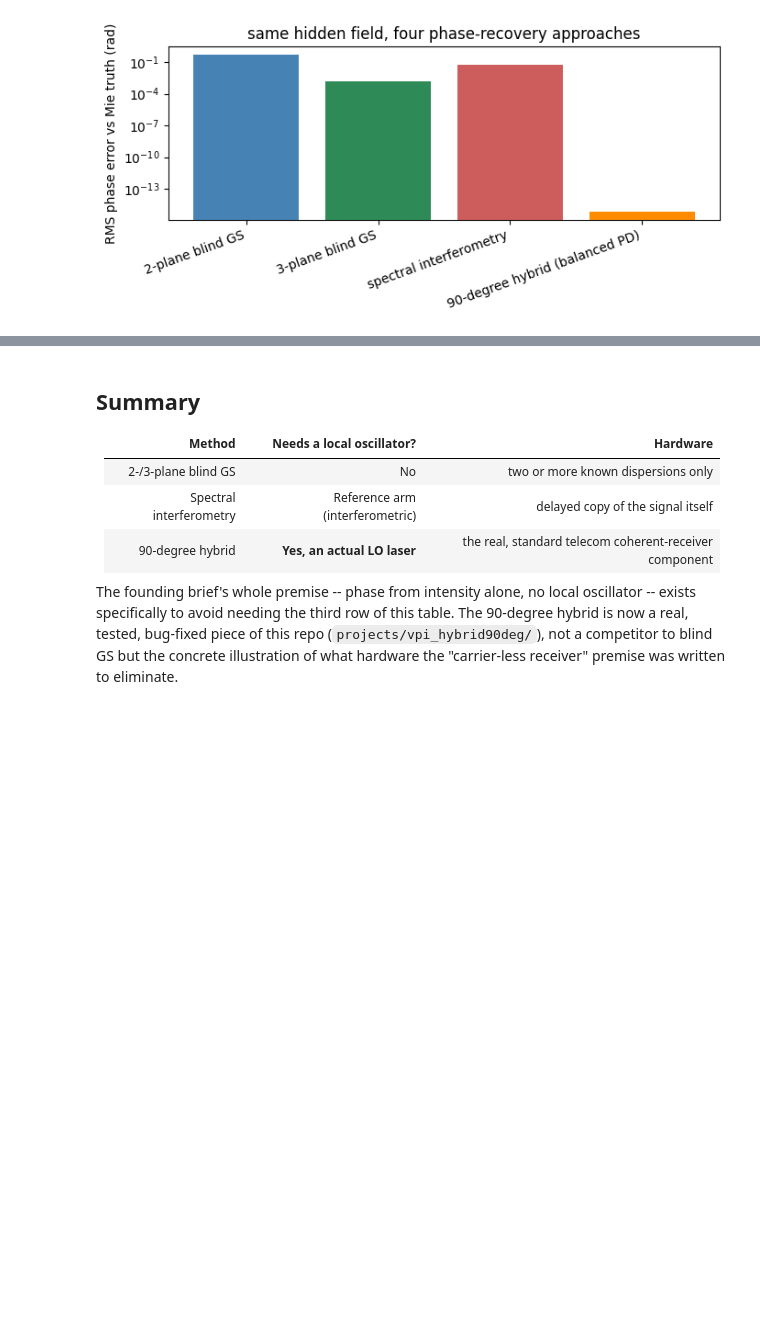
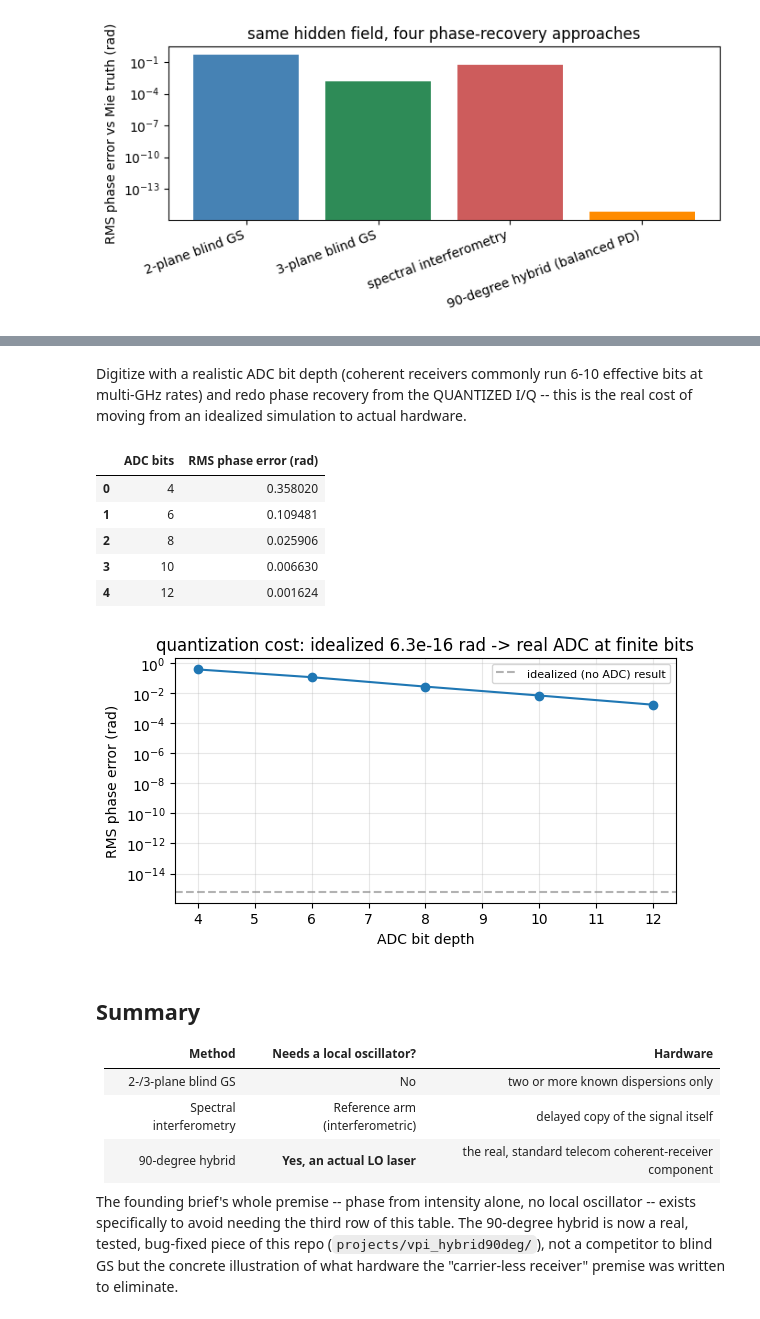
Before and after one commit to ColinsCoding/Dispersion-Assisted-GS-Phase-Recovery, a Jupyter notebook: notebooks/hybrid90deg_phase_retrieval_mie.ipynb, the cells around one changed output, grey strips where cells are left out. Saved outputs shown, nothing was run; the diff lists cells and outputs as text; code cells hidden in the pictures; blank space fills up the shorter version.

```diff
--- a/notebooks/hybrid90deg_phase_retrieval_mie.ipynb
+++ b/notebooks/hybrid90deg_phase_retrieval_mie.ipynb
@@ -149,3 +202,48 @@ plt.tight_layout(); plt.show()
+# %% [markdown]
+Digitize with a realistic ADC bit depth (coherent receivers commonly run
+6-10 effective bits at multi-GHz rates) and redo phase recovery from the
+QUANTIZED I/Q -- this is the real cost of moving from an idealized
+simulation to actual hardware.
+# %%
+v_span = max(np.abs(I_voltage_V).max(), np.abs(Q_voltage_V).max()) * 1.2
+sample_index = np.arange(n_p, dtype=float)
+
+rows = []
+for n_bits in [4, 6, 8, 10, 12]:
+    adc_i = ADC(n_bits=n_bits, fs=1.0, v_range=(-v_span, v_span))
+    adc_q = ADC(n_bits=n_bits, fs=1.0, v_range=(-v_span, v_span))
+    _, I_digitized = adc_i.convert(sample_index, I_voltage_V)
+    _, Q_digitized = adc_q.convert(sample_index, Q_voltage_V)
+
+    # ADC.convert's internal resampling returns one fewer sample than the
+    # input (checked directly, not assumed) -- align lengths rather than
+    # assume an exact 1:1 correspondence with phi_true_p
+    n_common = min(len(I_digitized), len(phi_true_p))
+    phi_digital = np.arctan2(Q_digitized[:n_common], I_digitized[:n_common])
+    phi_true_trunc = phi_true_p[:n_common]
+    offset_d = np.angle(np.mean(np.exp(1j * (phi_true_trunc - phi_digital))))
+    aligned_d = np.angle(np.exp(1j * (phi_digital + offset_d - phi_true_trunc)))
+    rms_digital = float(np.sqrt(np.mean(aligned_d ** 2)))
+    rows.append({"ADC bits": n_bits, "RMS phase error (rad)": rms_digital})
+
+df_adc = pd.DataFrame(rows)
+display(df_adc)
+
+plt.figure(figsize=(6, 3.4))
+plt.semilogy(df_adc["ADC bits"], df_adc["RMS phase error (rad)"], 'o-')
+plt.axhline(rms_hybrid, ls='--', color='gray', alpha=0.6, label='idealized (no ADC) result')
+plt.xlabel('ADC bit depth'); plt.ylabel('RMS phase error (rad)')
+plt.title(f'quantization cost: idealized {rms_hybrid:.1e} rad -> real ADC at finite bits')
+plt.legend(fontsize=8); plt.grid(alpha=0.3, which='both')
+plt.tight_layout(); plt.show()
+# %% [output]
+|  | ADC bits | RMS phase error (rad) |
+| 0 | 4 | 0.358020 |
+| 1 | 6 | 0.109481 |
+| 2 | 8 | 0.025906 |
+| 3 | 10 | 0.006630 |
+| 4 | 12 | 0.001624 |
+[figure, added]
 # %% [markdown]
 ## Summary
 
```
Also changed, not shown: parts of 2 cells of this notebook, 1 other file.
